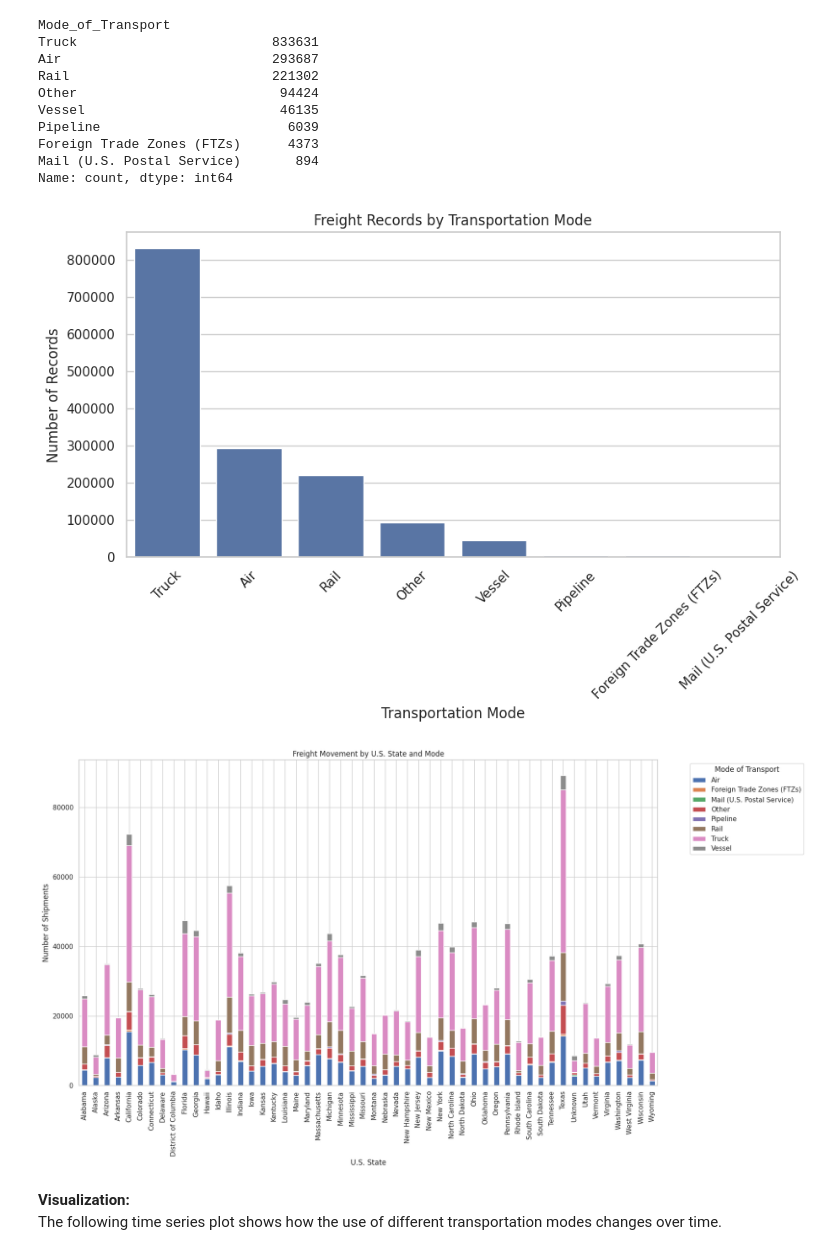
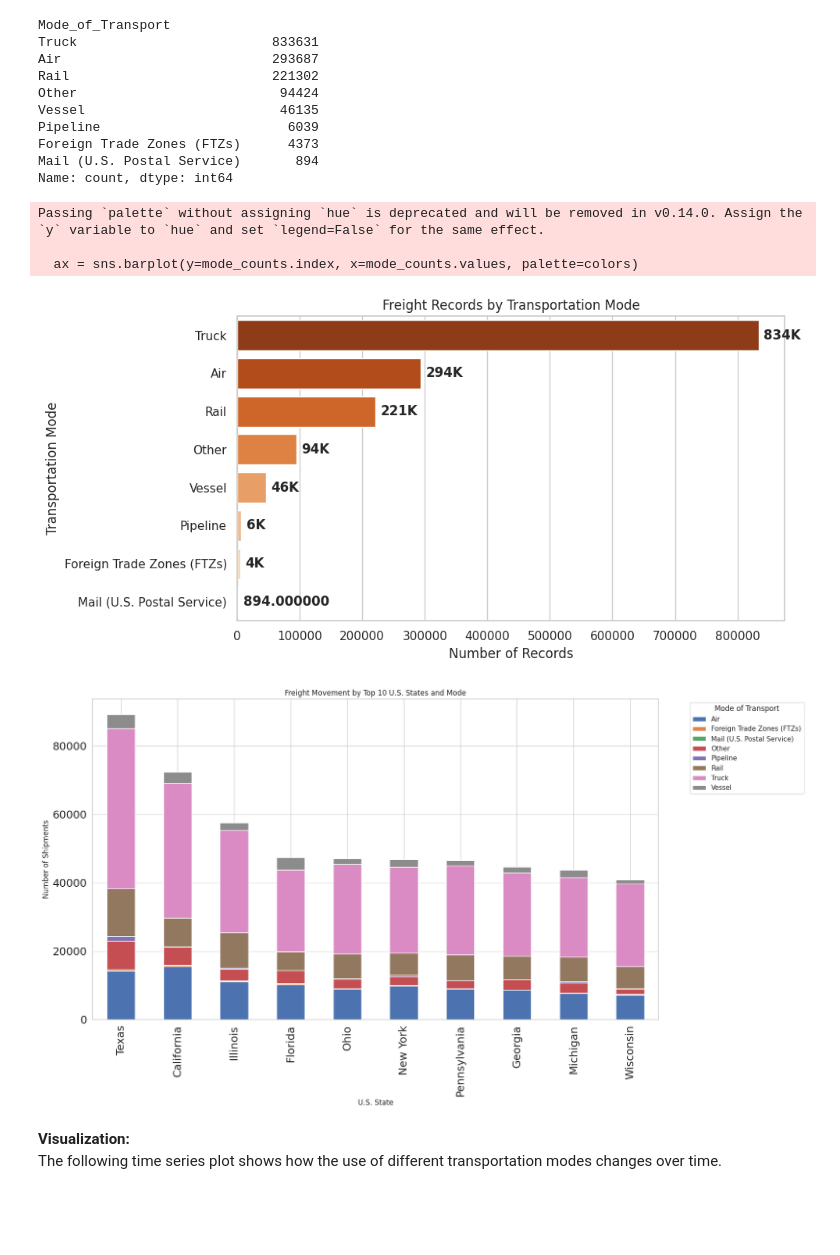
Before and after one commit to JohnEvansOkyere/Trans_BorderFreight_Data_Analysis, a Jupyter notebook: notebooks/eda_analysis_original.ipynb, the cells around one changed output. Cells and saved outputs as stored; diff of their text form; code cells hidden in the pictures; blank space fills up the shorter version.

Commit message:
Improved visuals

```diff
--- a/notebooks/eda_analysis_original.ipynb
+++ b/notebooks/eda_analysis_original.ipynb
@@ -255,27 +255,59 @@ Name: count, dtype: int64
 # %%
 # Dominant transportation modes visuals
 
+def human_format(num):
+    num = float(num)
+    if abs(num) >= 1_000_000_000_000:
+        return f"{num/1_000_000_000_000:.0f}T"
+    elif abs(num) >= 1_000_000_000:
+        return f"{num/1_000_000_000:.0f}B"
+    elif abs(num) >= 1_000_000:
+        return f"{num/1_000_000:.0f}M"
+    elif abs(num) >= 1_000:
+        return f"{num/1_000:.0f}K"
+    else:
+        return f"{num:0f}"
+
 mode_counts = dot1['Mode_of_Transport'].value_counts().sort_values(ascending=False)
-plt.figure(figsize=(10,5))
-sns.barplot(x=mode_counts.index, y=mode_counts.values)
+colors = sns.color_palette("Oranges", n_colors=len(mode_counts))[::-1]
+
+plt.figure(figsize=(10, 5))
+ax = sns.barplot(y=mode_counts.index, x=mode_counts.values, palette=colors)
+
 plt.title('Freight Records by Transportation Mode')
-plt.ylabel('Number of Records')
-plt.xlabel('Transportation Mode')
-plt.xticks(rotation=45)
+plt.xlabel('Number of Records')
+plt.ylabel('Transportation Mode')
+
+# Add data labels
+for i, v in enumerate(mode_counts.values):
+    ax.text(v + max(mode_counts.values)*0.01, i, human_format(v), va='center', fontweight='bold')
+
+plt.tight_layout()
 plt.show()
 # %% [output]
+Passing `palette` without assigning `hue` is deprecated and will be removed in v0.14.0. Assign the `y` variable to `hue` and set `legend=False` for the same effect.
+
+  ax = sns.barplot(y=mode_counts.index, x=mode_counts.values, palette=colors)
-[figure, old version]
+[figure, new version]
 # %%
 # Visualize freight movement by U.S. state and mode
+
+# Calculate total shipments per state and get top 10 states
+top_states = dot1['US_State'].value_counts().head(10).index
+
+# Filter the state_mode DataFrame to only include the top 10 states
 state_mode = dot1.groupby(['US_State', 'Mode_of_Transport']).size().unstack(fill_value=0)
-state_mode.plot(kind='bar', stacked=True, title='Freight Movement by U.S. State and Mode', figsize=(18,10))
+state_mode_top10 = state_mode.loc[top_states]
+
+# Plot
+state_mode_top10.plot(kind='bar', stacked=True, title='Freight Movement by Top 10 U.S. States and Mode', figsize=(18,10), fontsize=18)
 plt.ylabel('Number of Shipments')
 plt.xlabel('U.S. State')
 plt.legend(title='Mode of Transport', bbox_to_anchor=(1.05, 1), loc='upper left')
 plt.tight_layout()
 plt.show()
 # %% [output]
-[figure, old version]
+[figure, new version]
 # %% [markdown]
 **Visualization:**
 The following time series plot shows how the use of different transportation modes changes over time.
```
Also changed, not shown: parts of 16 cells of this notebook, 3 other files.
